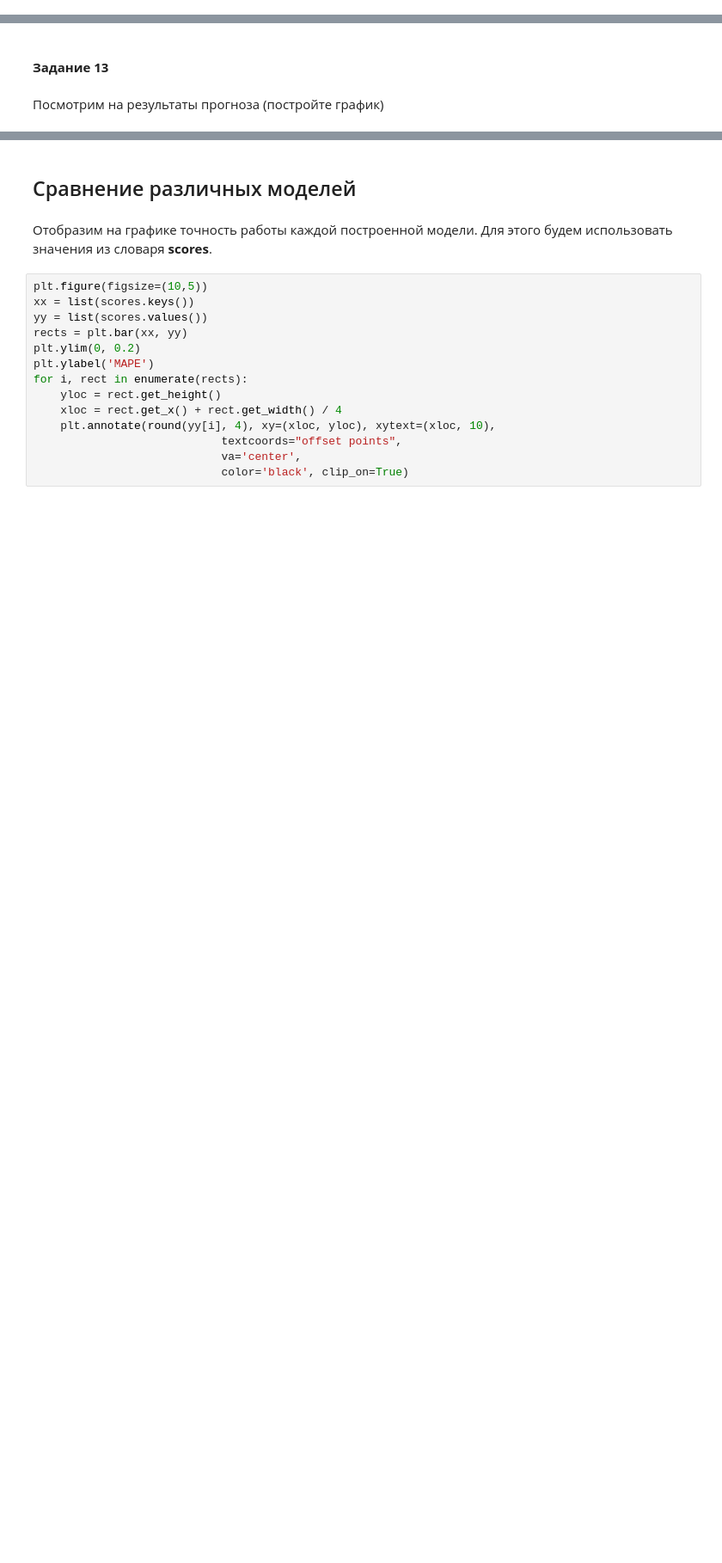
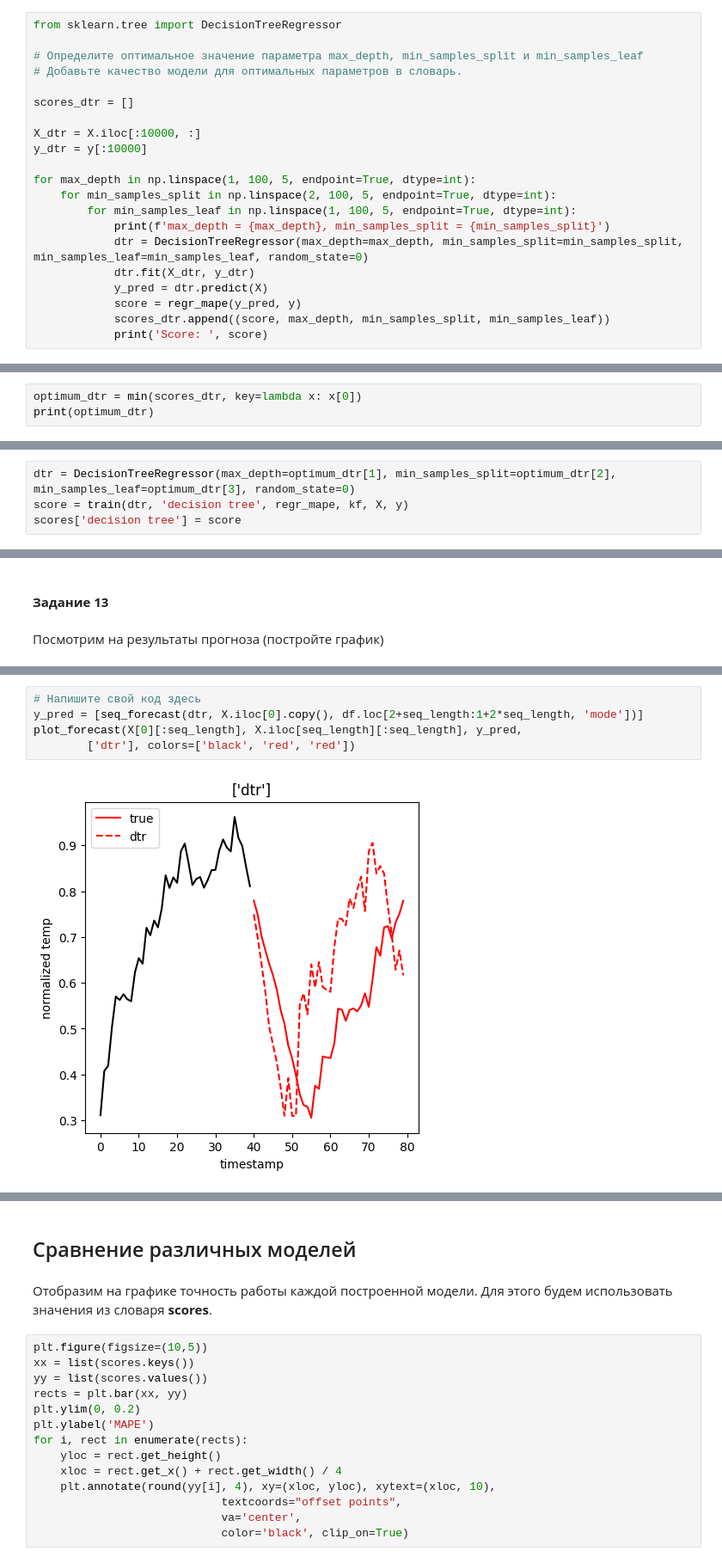
Before and after one commit to BROsandr/IUS, a Jupyter notebook: lab6/Lab6_task.ipynb, the cells around one changed output, grey strips where cells are left out. Shown at 86% size. Drawn from its saved outputs; the diff is of its cells as text; blank space fills up the shorter version.

```diff
--- a/lab6/Lab6_task.ipynb
+++ b/lab6/Lab6_task.ipynb
@@ -547,0 +543,21 @@ from sklearn.tree import DecisionTreeRegressor
+# %%
+from sklearn.tree import DecisionTreeRegressor
+
+# Определите оптимальное значение параметра max_depth, min_samples_split и min_samples_leaf
+# Добавьте качество модели для оптимальных параметров в словарь.
+
+scores_dtr = []
+
+X_dtr = X.iloc[:10000, :]
+y_dtr = y[:10000]
+
+for max_depth in np.linspace(1, 100, 5, endpoint=True, dtype=int):
+    for min_samples_split in np.linspace(2, 100, 5, endpoint=True, dtype=int):
+        for min_samples_leaf in np.linspace(1, 100, 5, endpoint=True, dtype=int):
+            print(f'max_depth = {max_depth}, min_samples_split = {min_samples_split}')
+            dtr = DecisionTreeRegressor(max_depth=max_depth, min_samples_split=min_samples_split, min_samples_leaf=min_samples_leaf, random_state=0)
+            dtr.fit(X_dtr, y_dtr)
+            y_pred = dtr.predict(X)
+            score = regr_mape(y_pred, y)
+            scores_dtr.append((score, max_depth, min_samples_split, min_samples_leaf))
+            print('Score: ', score)
@@ -547,0 +582,3 @@ from sklearn.tree import DecisionTreeRegressor
+# %%
+optimum_dtr = min(scores_dtr, key=lambda x: x[0])
+print(optimum_dtr)
@@ -547,0 +587,4 @@ from sklearn.tree import DecisionTreeRegressor
+# %%
+dtr = DecisionTreeRegressor(max_depth=optimum_dtr[1], min_samples_split=optimum_dtr[2], min_samples_leaf=optimum_dtr[3], random_state=0)
+score = train(dtr, 'decision tree', regr_mape, kf, X, y)
+scores['decision tree'] = score
@@ -555,0 +598,7 @@ from sklearn.tree import DecisionTreeRegressor
+# %%
+# Напишите свой код здесь
+y_pred = [seq_forecast(dtr, X.iloc[0].copy(), df.loc[2+seq_length:1+2*seq_length, 'mode'])]
+plot_forecast(X[0][:seq_length], X.iloc[seq_length][:seq_length], y_pred,
+        ['dtr'], colors=['black', 'red', 'red'])
+# %% [output]
+[figure, added]
```
Also changed, not shown: parts of 7 cells of this notebook.
